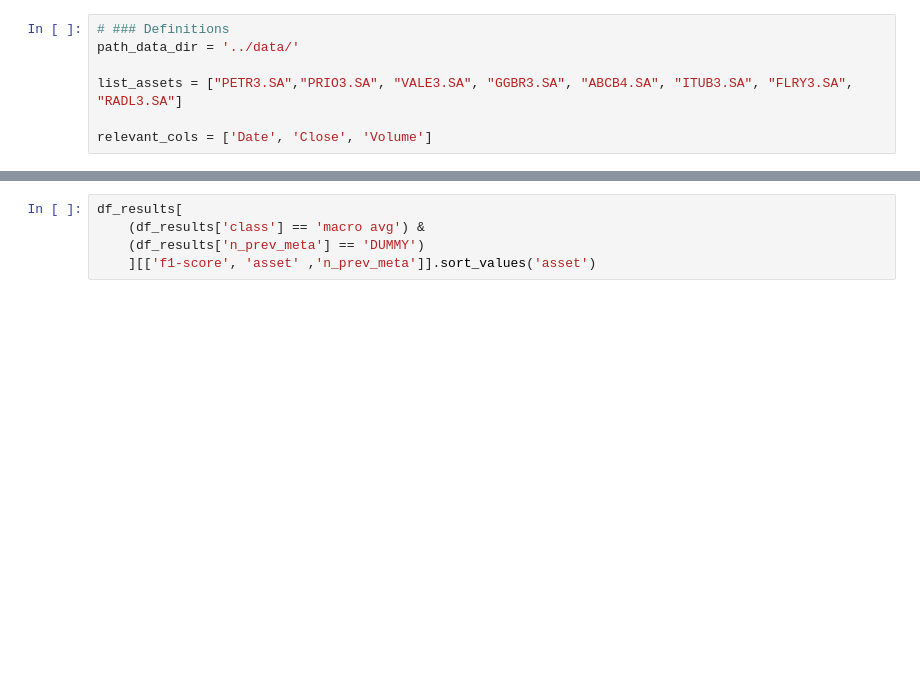
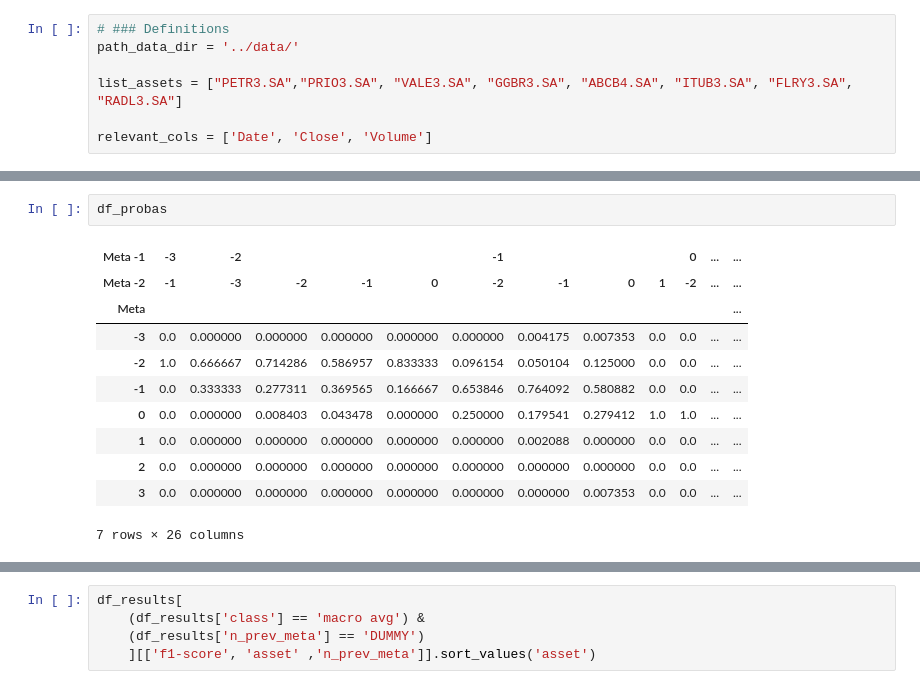
Before and after one commit to semcovici/Mean-Reversion-Prediction-with-Brazilian-Stocks-Market, a Jupyter notebook: notebooks/freq_model.ipynb, the cells around one changed output, grey strips where cells are left out. Drawn from its saved outputs; the diff is of its cells as text; blank space fills up the shorter version.

```diff
--- a/notebooks/freq_model.ipynb
+++ b/notebooks/freq_model.ipynb
@@ -112,3 +178,17 @@ for n_prev_meta in tqdm(range(1, 11)):
+# %%
+df_probas
+# %% [output]
+| Meta -1 | -3 | -2 |  |  |  | -1 |  |  |  | 0 | ... | ... |
+| Meta -2 | -1 | -3 | -2 | -1 | 0 | -2 | -1 | 0 | 1 | -2 | ... | ... |
+| Meta |  |  |  |  |  |  |  |  |  |  |  | ... |
+| -3 | 0.0 | 0.000000 | 0.000000 | 0.000000 | 0.000000 | 0.000000 | 0.004175 | 0.007353 | 0.0 | 0.0 | ... | ... |
+| -2 | 1.0 | 0.666667 | 0.714286 | 0.586957 | 0.833333 | 0.096154 | 0.050104 | 0.125000 | 0.0 | 0.0 | ... | ... |
+| -1 | 0.0 | 0.333333 | 0.277311 | 0.369565 | 0.166667 | 0.653846 | 0.764092 | 0.580882 | 0.0 | 0.0 | ... | ... |
+| 0 | 0.0 | 0.000000 | 0.008403 | 0.043478 | 0.000000 | 0.250000 | 0.179541 | 0.279412 | 1.0 | 1.0 | ... | ... |
+| 1 | 0.0 | 0.000000 | 0.000000 | 0.000000 | 0.000000 | 0.000000 | 0.002088 | 0.000000 | 0.0 | 0.0 | ... | ... |
+| 2 | 0.0 | 0.000000 | 0.000000 | 0.000000 | 0.000000 | 0.000000 | 0.000000 | 0.000000 | 0.0 | 0.0 | ... | ... |
+| 3 | 0.0 | 0.000000 | 0.000000 | 0.000000 | 0.000000 | 0.000000 | 0.000000 | 0.007353 | 0.0 | 0.0 | ... | ... |
+7 rows × 26 columns
 # %%
 df_results= df_results.reset_index().rename({'index': 'class'}, axis = 1)
 df_results
```
Also changed, not shown: parts of 8 cells of this notebook, 1 other file.
